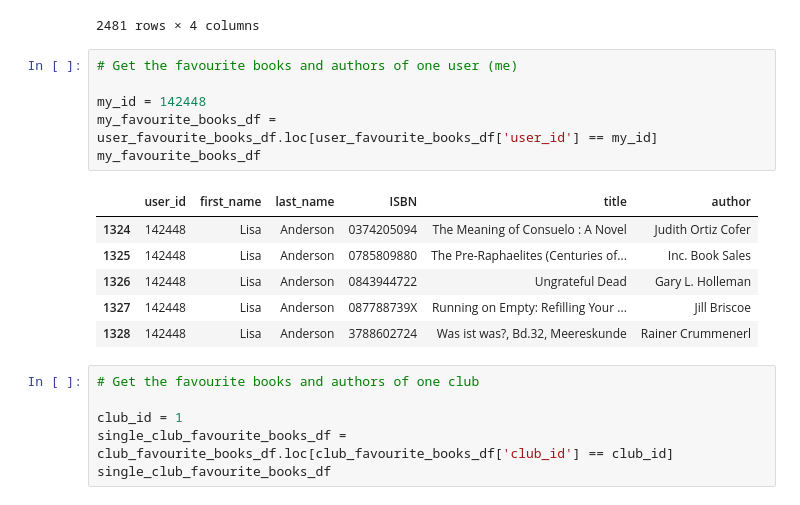
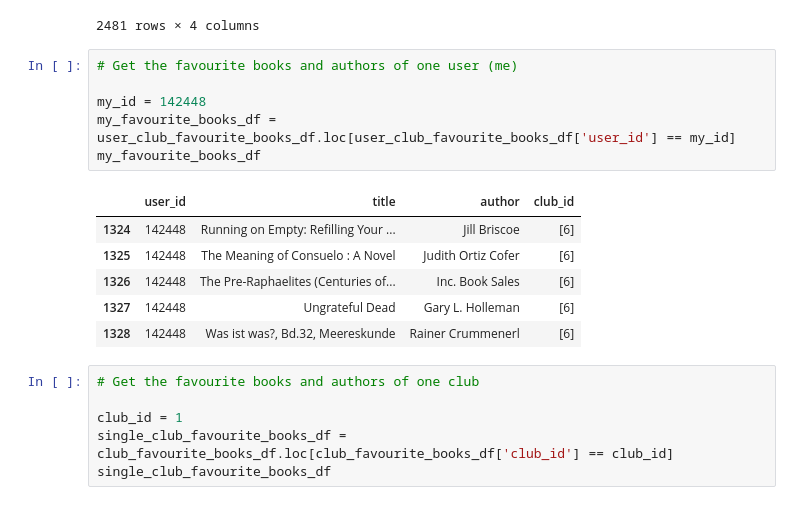
Before and after one commit to laurenceandrews/auguread, a Jupyter notebook: clubs/club_to_user_recommender/club_recommender.ipynb, the cells around one changed output. Drawn from its saved outputs; the diff is of its cells as text.

Commit message:
Update my favourite books df

```diff
--- a/clubs/club_to_user_recommender/club_recommender.ipynb
+++ b/clubs/club_to_user_recommender/club_recommender.ipynb
@@ -273,16 +273,16 @@ user_club_favourite_books_df
 # %%
 # Get the favourite books and authors of one user (me)
 
 my_id = 142448
-my_favourite_books_df = user_favourite_books_df.loc[user_favourite_books_df['user_id'] == my_id]
+my_favourite_books_df = user_club_favourite_books_df.loc[user_club_favourite_books_df['user_id'] == my_id]
 my_favourite_books_df
 # %% [output]
-|  | user_id | first_name | last_name | ISBN | title | author |
-| 1324 | 142448 | Lisa | Anderson | 0374205094 | The Meaning of Consuelo : A Novel | Judith Ortiz Cofer |
-| 1325 | 142448 | Lisa | Anderson | 0785809880 | The Pre-Raphaelites (Centuries of... | Inc. Book Sales |
-| 1326 | 142448 | Lisa | Anderson | 0843944722 | Ungrateful Dead | Gary L. Holleman |
-| 1327 | 142448 | Lisa | Anderson | 087788739X | Running on Empty: Refilling Your ... | Jill Briscoe |
-| 1328 | 142448 | Lisa | Anderson | 3788602724 | Was ist was?, Bd.32, Meereskunde | Rainer Crummenerl |
+|  | user_id | title | author | club_id |
+| 1324 | 142448 | Running on Empty: Refilling Your ... | Jill Briscoe | [6] |
+| 1325 | 142448 | The Meaning of Consuelo : A Novel | Judith Ortiz Cofer | [6] |
+| 1326 | 142448 | The Pre-Raphaelites (Centuries of... | Inc. Book Sales | [6] |
+| 1327 | 142448 | Ungrateful Dead | Gary L. Holleman | [6] |
+| 1328 | 142448 | Was ist was?, Bd.32, Meereskunde | Rainer Crummenerl | [6] |
 # %%
 # Get the favourite books and authors of one club
 
```
Also changed, not shown: parts of 2 cells of this notebook.
